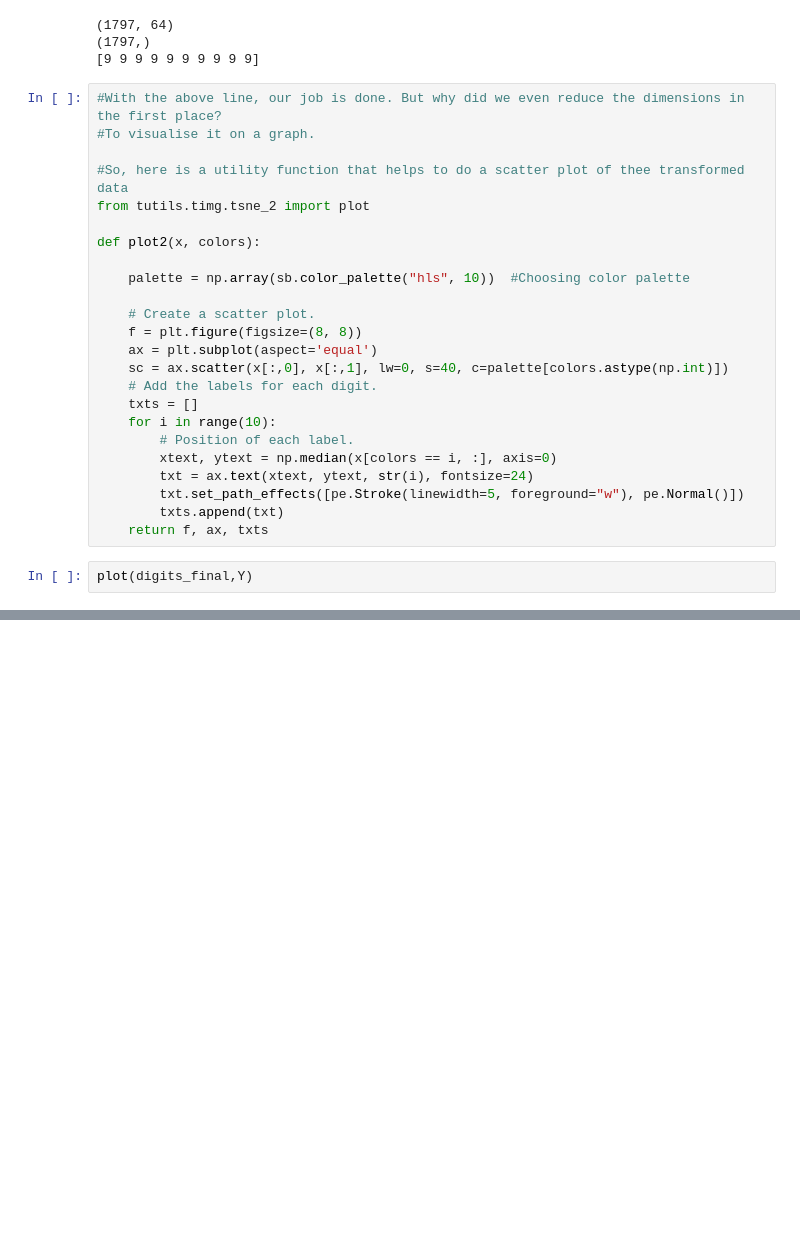
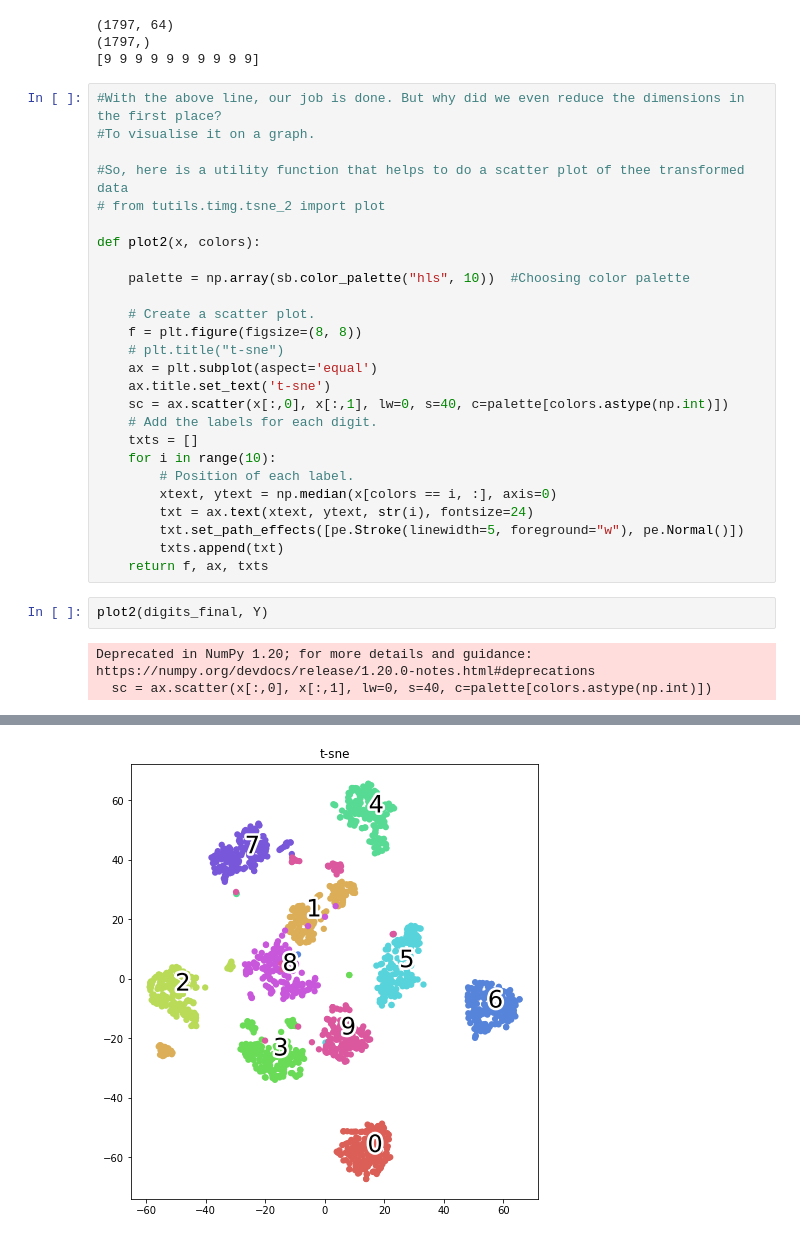
Before and after one commit to transcendentsky/tutils, a Jupyter notebook: test_tsne.ipynb, the cells around one changed output, grey strips where cells are left out. Cells and saved outputs as stored; diff of their text form; blank space fills up the shorter version.

```diff
--- a/test_tsne.ipynb
+++ b/test_tsne.ipynb
@@ -45,7 +45,7 @@ print(Y[-10:])
 #To visualise it on a graph.
 
 #So, here is a utility function that helps to do a scatter plot of thee transformed data
-from tutils.timg.tsne_2 import plot
+# from tutils.timg.tsne_2 import plot
 
 def plot2(x, colors):
 
@@ -53,7 +53,9 @@ def plot2(x, colors):
 
     # Create a scatter plot.
     f = plt.figure(figsize=(8, 8))
+    # plt.title("t-sne")
     ax = plt.subplot(aspect='equal')
+    ax.title.set_text('t-sne')
     sc = ax.scatter(x[:,0], x[:,1], lw=0, s=40, c=palette[colors.astype(np.int)])
     # Add the labels for each digit.
     txts = []
@@ -64,5 +66,8 @@ def plot2(x, colors):
         txt.set_path_effects([pe.Stroke(linewidth=5, foreground="w"), pe.Normal()])
         txts.append(txt)
     return f, ax, txts
-# %%
-plot(digits_final,Y)
+# %%
+plot2(digits_final, Y)
+# %% [output]
+Deprecated in NumPy 1.20; for more details and guidance: https://numpy.org/devdocs/release/1.20.0-notes.html#deprecations
+  sc = ax.scatter(x[:,0], x[:,1], lw=0, s=40, c=palette[colors.astype(np.int)])
@@ -68,0 +86 @@ plot(digits_final,Y)
+[figure, added]
```
Also changed, not shown: parts of 2 cells of this notebook, 5 other files.
